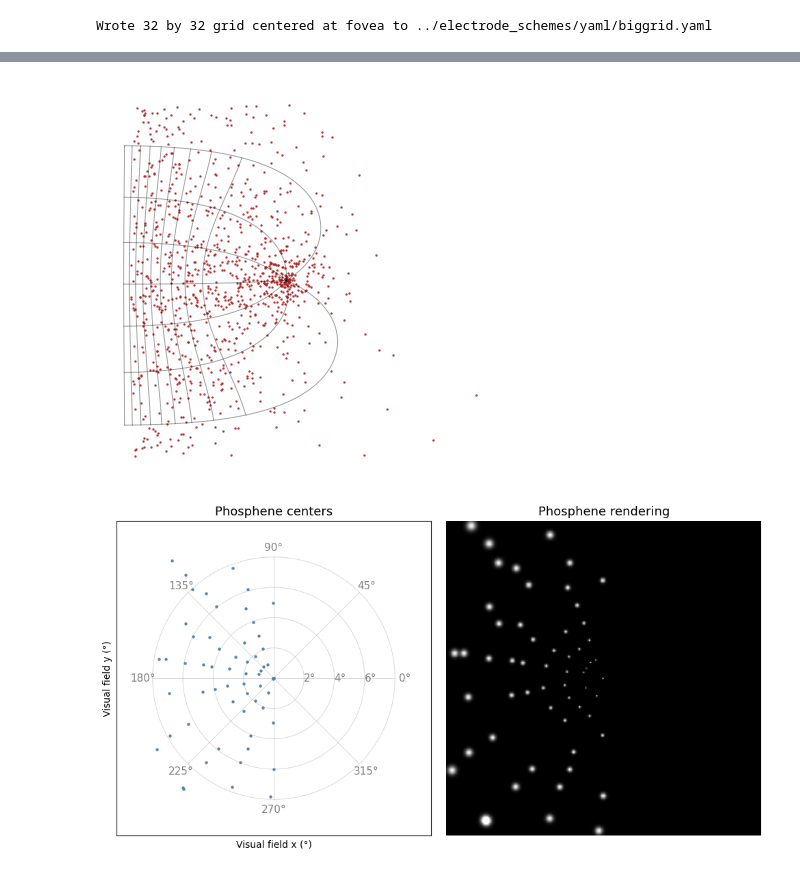
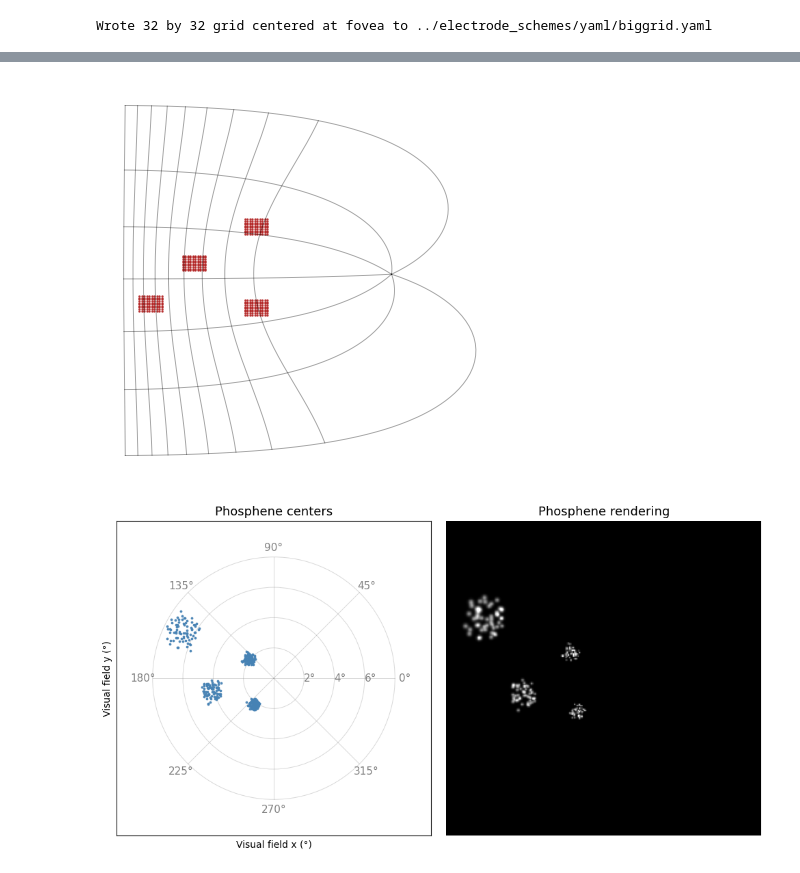
Before and after one commit to MichelleAppel/SCAPE, a Jupyter notebook: notebooks/demo_cortex_models.ipynb, the cells around one changed output, grey strips where cells are left out. Drawn from its saved outputs; the diff is of its cells as text; code cells hidden in the pictures.

```diff
--- a/notebooks/demo_cortex_models.ipynb
+++ b/notebooks/demo_cortex_models.ipynb
@@ -64,15 +64,15 @@ PLOT_TRUE_CORTEX_LOCATIONS = False # set true for plotting the distorted cortex
 
 # read parameters from yaml file
 # params = utils.load_params(os.path.join(BASE_PATH, 'config','params.yaml'))
+params = utils.load_params(os.path.join(BASE_PATH, 'config','params.yaml'))
 
 # initialise phopshene locations, either using a cortex model or semi-probabilistically
-# x,y = utils.load_coordinates_from_yaml(os.path.join(BASE_PATH, 'electrode_schemes', 'yaml', 'squares.yaml'))
-# coordinates_cortex = Map(x,y)
-# coordinates_visual_field = get_visual_field_coordinates_from_cortex(params['cortex_model'], coordinates_cortex)
+x,y = utils.load_coordinates_from_yaml(os.path.join(BASE_PATH, 'electrode_schemes', 'yaml', 'squares.yaml'))
+coordinates_cortex = Map(x,y)
+coordinates_visual_field = get_visual_field_coordinates_from_cortex(params['cortex_model'], coordinates_cortex)
 # load from /home/mappel/Dynaphos/spatial_frequency/electrode_schemes/defaultcoordinatemap_1024.pickle
-coordinates_visual_field = pickle.load(open(os.path.join(BASE_PATH, 'electrode_schemes', 'defaultcoordinatemap_1024.pickle'), 'rb'))
-# coordinates_cortex = cortex_models.get_cortex_coordinates_default(params['cortex_model'])
-
+# coordinates_visual_field = pickle.load(open(os.path.join(BASE_PATH, 'electrode_schemes', '4utaharrays.pickle'), 'rb'))
+# # coordinates_cortex = cortex_models.get_cortex_coordinates_default(params['cortex_model'])
 
 if PLOT_TRUE_CORTEX_LOCATIONS:
     # plot electrode locations (convert back from phosphene locataions to capture the added dropout and noise)
@@ -266,0 +267,21 @@ plt.show()
+# %%
+# plot only the phosphene locations in the visual fiel, no axis labels
+plt.figure(figsize=(6, 6))
+plt.scatter(px, py, s=3, alpha=0.9, color='steelblue', zorder=3)
+plt.axis('off')
+
+# add circle radii
+for R in circle_radii:
+    circ = plt.Circle((0, 0), R, color='black', fill=False, lw=0.7, alpha=0.35, zorder=1)
+    plt.gca().add_artist(circ)
+
+# add radial lines
+for φ, deg in zip(phis_full, deg_labels):
+    plt.plot([0, max_rad * np.cos(φ)], [0, max_rad * np.sin(φ)],
+             color='black', lw=0.7, alpha=0.35, zorder=1)
+
+
+plt.xlim(-max_rad - pad, max_rad + pad)
+plt.ylim(-max_rad - pad, max_rad + pad)
+plt.gca().set_aspect('equal', adjustable='box')
+plt.show()
@@ -291,7 +314,7 @@ for φ0 in phis_spokes:
 plt.axis('off')
 plt.show()
 # %% [output]
-[figure, old version]
+[figure, new version]
 # %%
 import numpy as np
 import torch
@@ -307,14 +330,14 @@ px, py       = r_vf * np.cos(phi_vf), r_vf * np.sin(phi_vf)
 # Prepare simulator output
 sim        = PhospheneSimulator(params, coordinates_visual_field)
 sim.reset()
-stim       = 160e-6 * torch.ones(sim.num_phosphenes, device=get_data_kwargs(params)['device'])
+stim       = 80e-6 * torch.ones(sim.num_phosphenes, device=get_data_kwargs(params)['device'])
 phos_image = sim(stim).cpu().numpy()[0].clip(0,1)
 
 # Plot
 fig, axs = plt.subplots(1, 2, figsize=(10, 5))
 
 # --- Left: phosphene centers ---
-axs[0].scatter(px, py, s=5, color='steelblue', alpha=0.9, zorder=3)
+axs[0].scatter(px, py, s=3, color='steelblue', alpha=0.9, zorder=3)
 axs[0].set_title('Phosphene centers', fontsize=13)
 
 # concentric circles
@@ -326,31 +349,31 @@ for R in circle_rads:
     axs[0].add_artist(c)
 for φ, deg in zip(phis_full, deg_labels):
     axs[0].plot([0, half_angle*np.cos(φ)], [0, half_angle*np.sin(φ)],
                 color='gray', lw=0.7, alpha=0.3, zorder=1)
     axs[0].text(1.08*half_angle*np.cos(φ),
                 1.08*half_angle*np.sin(φ),
                 f"{deg}°", color='gray', fontsize=11,
                 ha='center', va='center')
 
 # radius labels
 for R in circle_rads[:-1]:
     axs[0].text(R, 0, f"{int(R)}°", color='gray', fontsize=11,
                 ha='left', va='center')
 
 axs[0].set_aspect('equal')
 zoom = half_angle * 1.3   # zoom out factor
 axs[0].set_xlim(-zoom, zoom)
 axs[0].set_ylim(-zoom, zoom)
 axs[0].set_xlabel('Visual field x (°)')
 axs[0].set_ylabel('Visual field y (°)')
 axs[0].set_xticks([]); axs[0].set_yticks([])
 
 # --- Right: phosphene rendering ---
 axs[1].imshow(phos_image, cmap='gray', origin='lower')
 axs[1].axis('off')
 axs[1].set_title('Phosphene rendering', fontsize=13)
 
 plt.tight_layout()
 plt.show()
 # %% [output]
-[figure, old version]
+[figure, new version]
```
Also changed, not shown: parts of 4 cells of this notebook, 7 other files.
